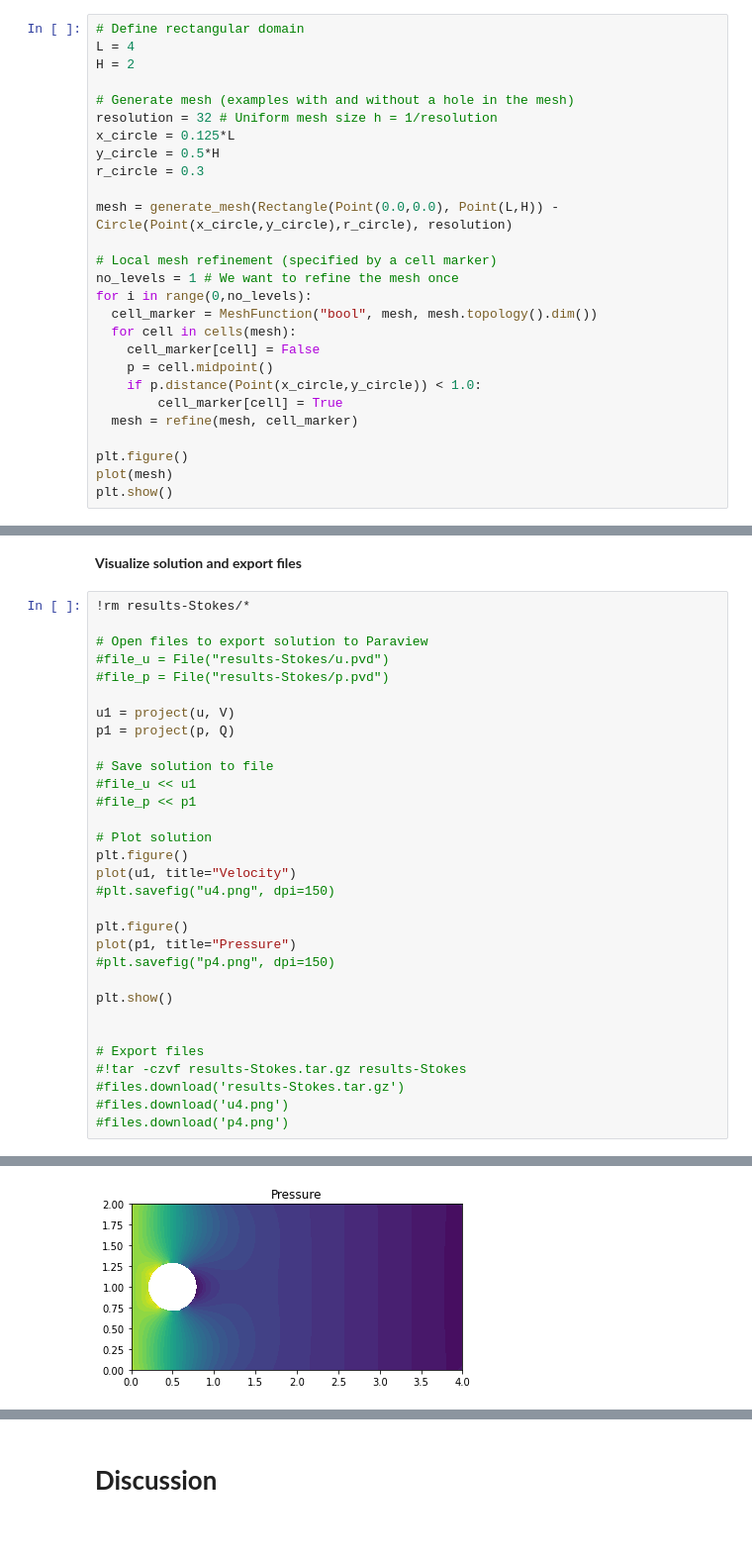
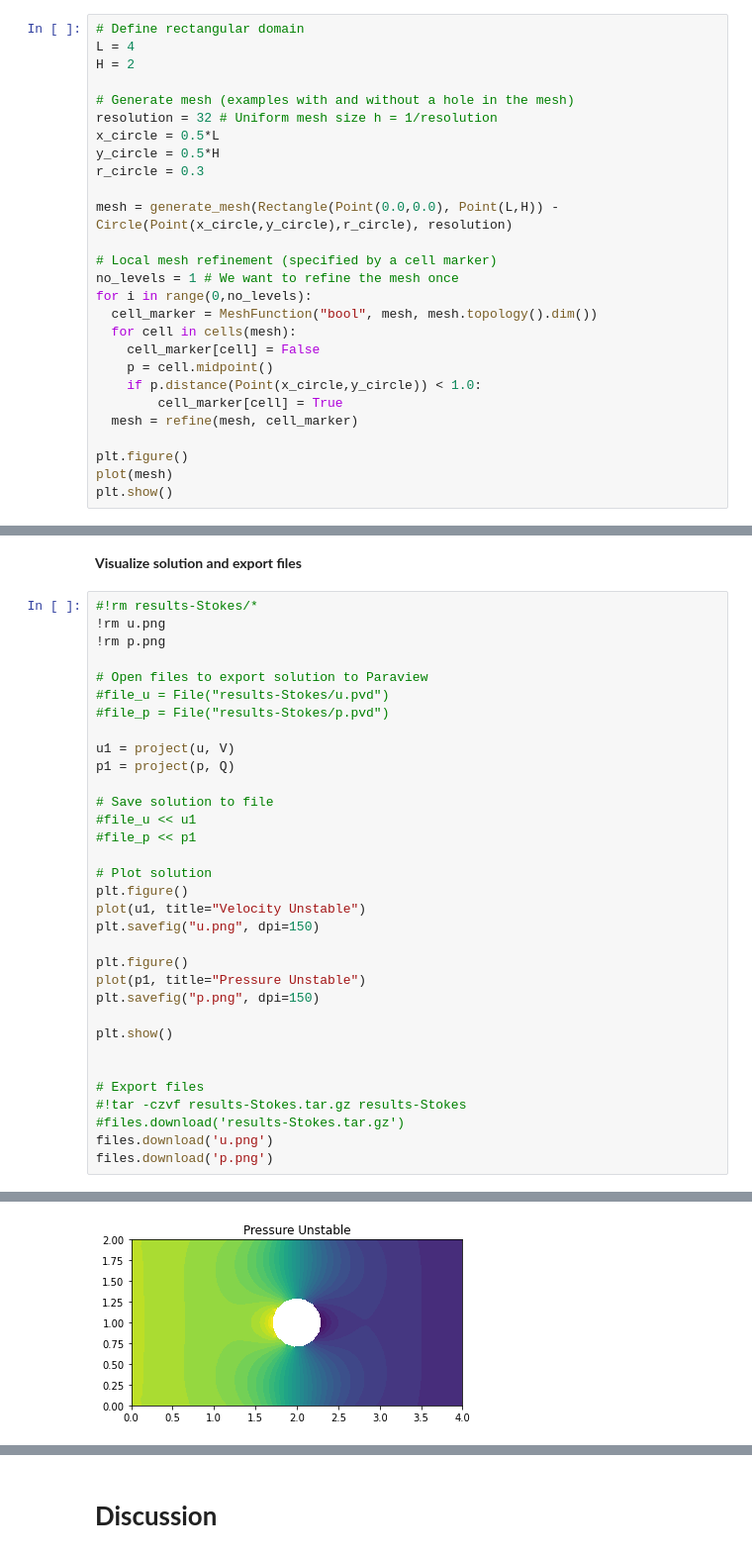
Before and after one commit to johanhoffman/DD2365_VT23, a Jupyter notebook: Lab1/jonahaag_lab1.ipynb, the cells around one changed output, grey strips where cells are left out. Shown at 99% size. Saved outputs shown, nothing was run; the diff lists cells and outputs as text.

Commit message:
Finish lab 1: Move obstacle, switch flow direction, update plots

```diff
--- a/Lab1/jonahaag_lab1.ipynb
+++ b/Lab1/jonahaag_lab1.ipynb
@@ -127,7 +108,7 @@ H = 2
 
 # Generate mesh (examples with and without a hole in the mesh)
 resolution = 32 # Uniform mesh size h = 1/resolution
-x_circle = 0.125*L
+x_circle = 0.5*L
 y_circle = 0.5*H
 r_circle = 0.3
 
@@ -204,7 +185,9 @@ solve(residual == 0, w)
 # %% [markdown]
 **Visualize solution and export files**
 # %%
-!rm results-Stokes/*
+#!rm results-Stokes/*
+!rm u.png
+!rm p.png
 
 # Open files to export solution to Paraview
 #file_u = File("results-Stokes/u.pvd")
@@ -219,12 +202,12 @@ p1 = project(p, Q)
 
 # Plot solution
 plt.figure()
-plot(u1, title="Velocity")
-#plt.savefig("u4.png", dpi=150)
+plot(u1, title="Velocity Unstable")
+plt.savefig("u.png", dpi=150)
 
 plt.figure()
-plot(p1, title="Pressure")
-#plt.savefig("p4.png", dpi=150)
+plot(p1, title="Pressure Unstable")
+plt.savefig("p.png", dpi=150)
 
 plt.show()
 
@@ -232,6 +215,6 @@ plt.show()
 # Export files
 #!tar -czvf results-Stokes.tar.gz results-Stokes
 #files.download('results-Stokes.tar.gz')
-#files.download('u4.png')
-#files.download('p4.png')
+files.download('u.png')
+files.download('p.png')
 # %% [output]
@@ -240 +222 @@ rm: cannot remove 'results-Stokes/*': No such file or directory
-[figure, old version]
+[figure, new version]
```
Also changed, not shown: parts of 19 cells of this notebook.
